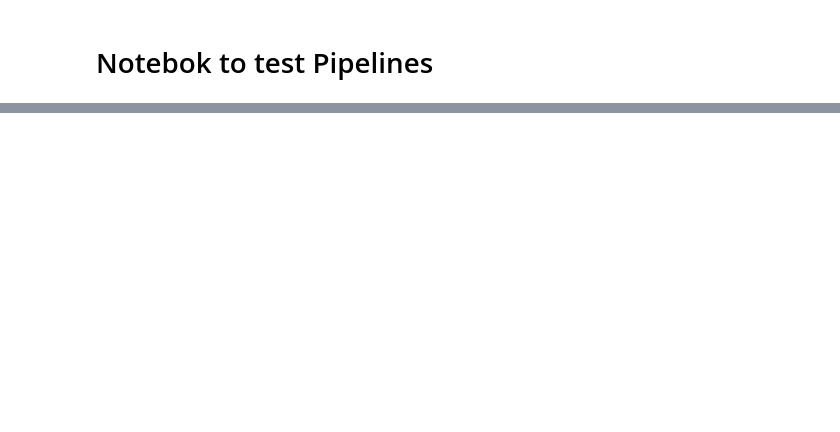
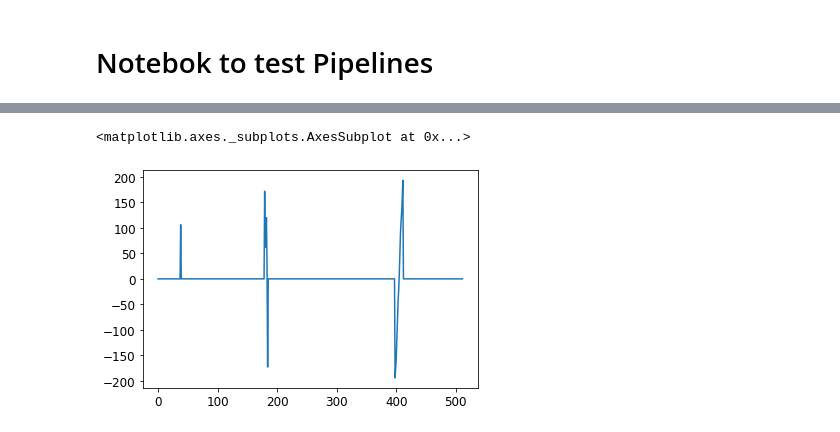
Before and after one commit to mudo121/thesis_eeg, a Jupyter notebook: test_pipeline.ipynb, the cells around one changed output, grey strips where cells are left out. Saved outputs shown, nothing was run; the diff lists cells and outputs as text; code cells hidden in the pictures; blank space fills up the shorter version.

```diff
--- a/test_pipeline.ipynb
+++ b/test_pipeline.ipynb
@@ -41,3 +92,8 @@ Normalizing data...
+# %%
+df_series[0].channel_1.plot()
+# %% [output]
+<matplotlib.axes._subplots.AxesSubplot at 0x...>
+[figure, added]
 # %%
 feature_df = feature_extraction(epochSeries=df_series, config=yamlConfig)
 # %% [output]
```
Also changed, not shown: parts of 13 cells of this notebook, 8 other files.
